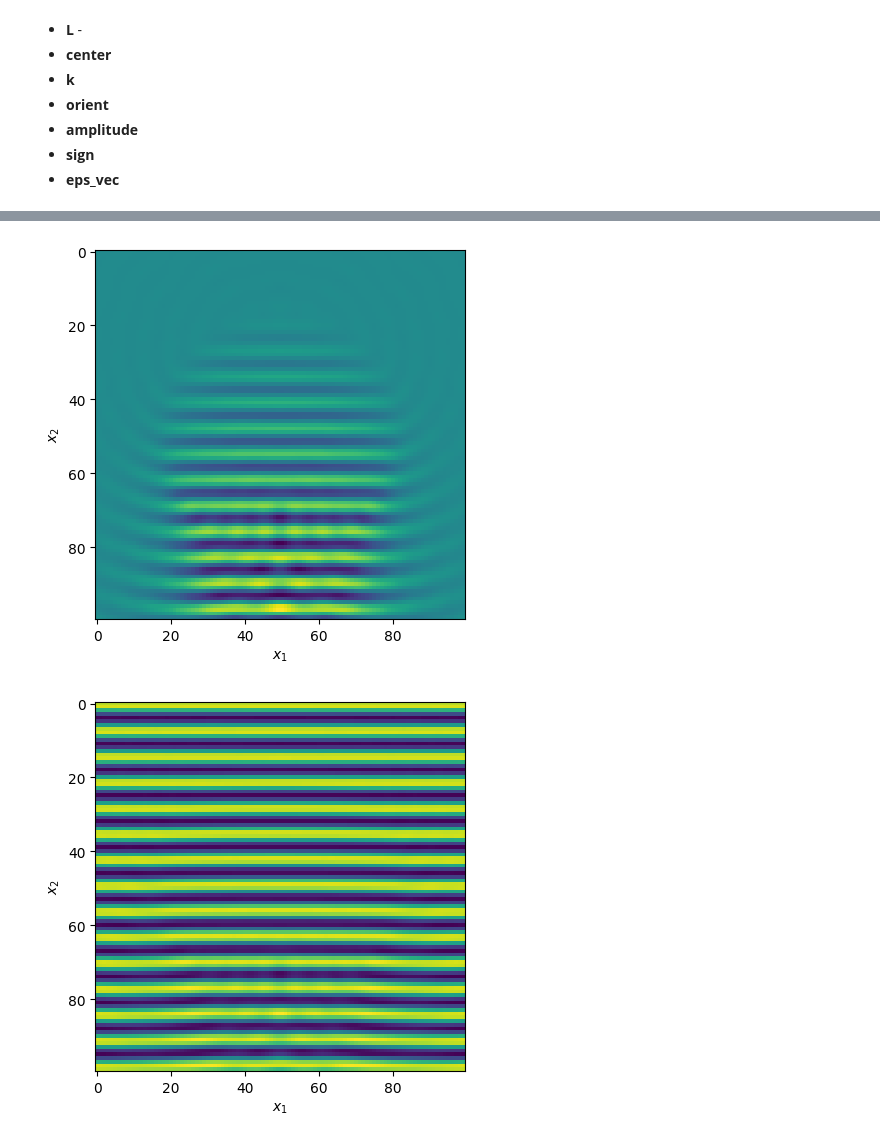
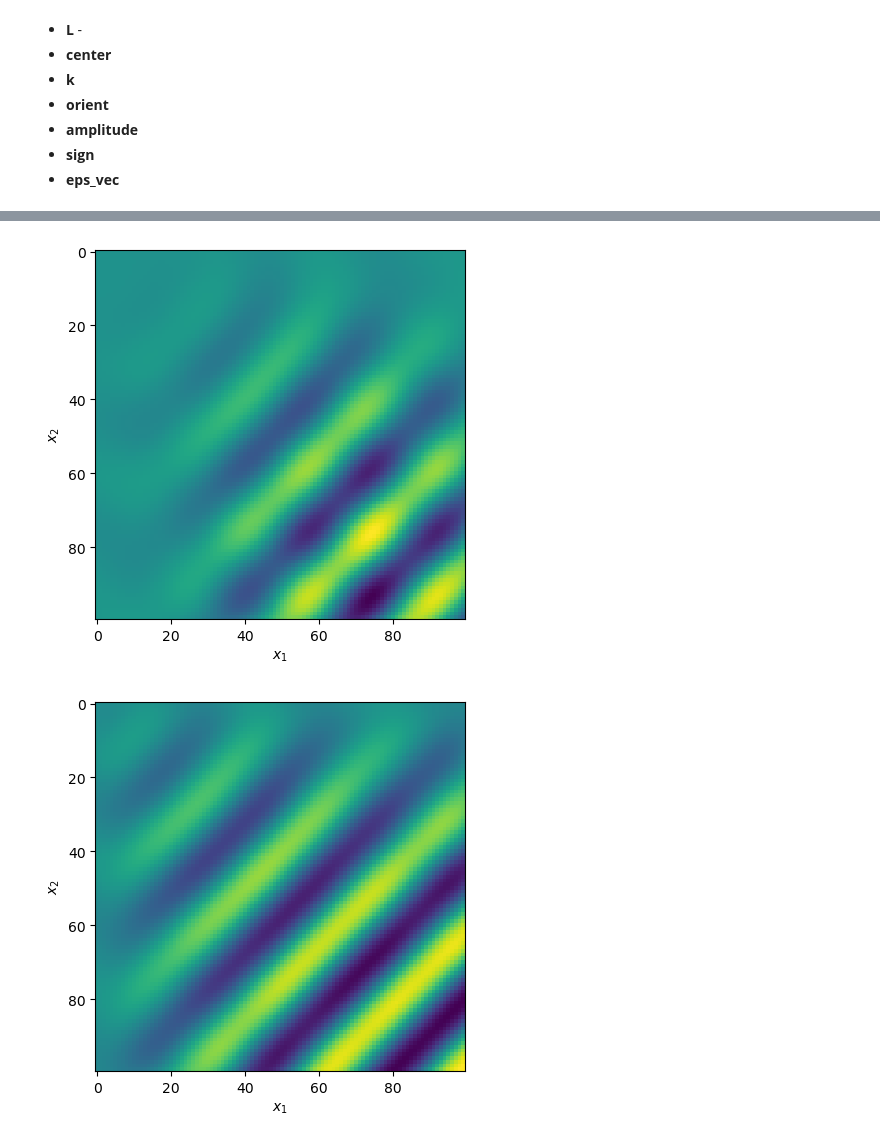
Before and after one commit to qwerty29544/acoustics, a Jupyter notebook: src/acoustics.ipynb, the cells around one changed output, grey strips where cells are left out. Cells and saved outputs as stored; diff of their text form; code cells hidden in the pictures.

```diff
--- a/src/acoustics.ipynb
+++ b/src/acoustics.ipynb
@@ -645,15 +668,12 @@ print("Мощность волны", power_f)
 # %%
-# Определение массива дисркетизированного ядра оператора
-dists = np.linalg.norm((grid[0, 0, 0, :] - grid[:, :, :, :]), 2, axis=3)
-dists[0, 0, 0] = 10e-8
-G_array = kernel(dists, **problem_config) * volume
-G_array[0, 0, 0] = 0
-
-# Массив ядра интегрального уравнения
-prep_fourier_oper = prep_fftbbtensor(G_array, G_array, n=n_1, m=n_2, k=n_3)
-# Массив комплексно-сопряженных значений ядра интегрального уравнения
-prep_conj_oper = prep_fftbbtensor(np.conj(G_array), np.conj(G_array), n_1, n_2, n_3)
+# # Массив ядра интегрального уравнения
+# prep_fourier_oper = prep_fftbbtensor(G_array, G_array, n=n_1, m=n_2, k=n_3)
+# # Массив комплексно-сопряженных значений ядра интегрального уравнения
+# prep_conj_oper = prep_fftbbtensor(np.conj(G_array), np.conj(G_array), n_1, n_2, n_3)
 # %%
 # Умножение внешней волны на ядро оператора
-u0_array = prep_fbbtmv(prep_fourier_oper, f_wave, n_1, n_2, n_3)
+u0_array = fast_bbtmv_mul(G_array.reshape(n_2, n_1, n_3),
+                          G_array.reshape(n_2, n_1, n_3),
+                          f_wave.reshape(n_2, n_1, n_3),
+                          n_2, n_1, n_3).reshape(-1, )
 # %%
@@ -663,6 +687,6 @@ np.sum(np.abs(f_wave))/f_wave.size
 # %%
 # GMRES
-result, iters = gmres(prep_fourier_oper, f_wave, eta - 1.0, n_1, n_2, n_3)
+result, iters = gmres(G_array, u0_array, eta - 1.0, n_2, n_1, n_3)
 # %% [output]
 Итерация №1: умножений М-В L = 1,
  умножений В-В V = 1,
@@ -688,3 +712,5 @@ np.sum(np.abs(result))/result.size
 # %%
-result_BICGStab, iters_BICGStab, accuracy_iters_BICGStab, resid_iters_BICGStab = \
-BiCGStab_nu(matrix_A=prep_fourier_oper, vector_f=f_wave, vector_nu=eta - 1.0, vector_u0=None, n=n_1, m=n_2, k=n_3)
+# result_BICGStab, iters_BICGStab, accuracy_iters_BICGStab, resid_iters_BICGStab = \
+# BiCGStab_nu(matrix_A=prep_fourier_oper, vector_f=f_wave, vector_nu=eta - 1.0, vector_u0=None, n=n_1, m=n_2, k=n_3)
+
+result_BICGStab, iters_BICGStab = bicgstab(G_array, u0_array, eta-1, vector_u0=None, n_1=n_2, n_2=n_1, n_3=n_3, tol=1e-8, max_iter=1000)
@@ -739,7 +743,7 @@ np.sum(np.abs(result_TS))/result_TS.size
 # %%
-plot_xy(result.real, grid)
-plot_xy(result_TS.real, grid)
-plot_xy(result_BICGStab.real, grid)
+plot_xy(result.reshape(n_2, n_1, n_3).real, grid)
+plot_xy(result_TS.reshape(n_2, n_1, n_3).real, grid)
+plot_xy(result_BICGStab.reshape(n_2, n_1, n_3).real, grid)
 # %% [output]
-[figure, old version]
+[figure, new version]
-[figure, old version]
+[figure, new version]
```
Also changed, not shown: parts of 29 cells of this notebook, 1 other file.
